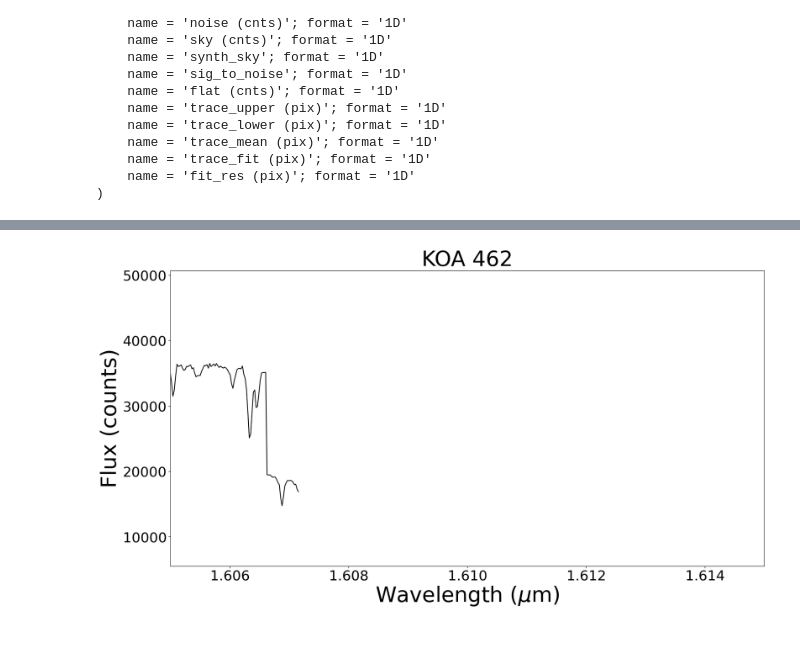
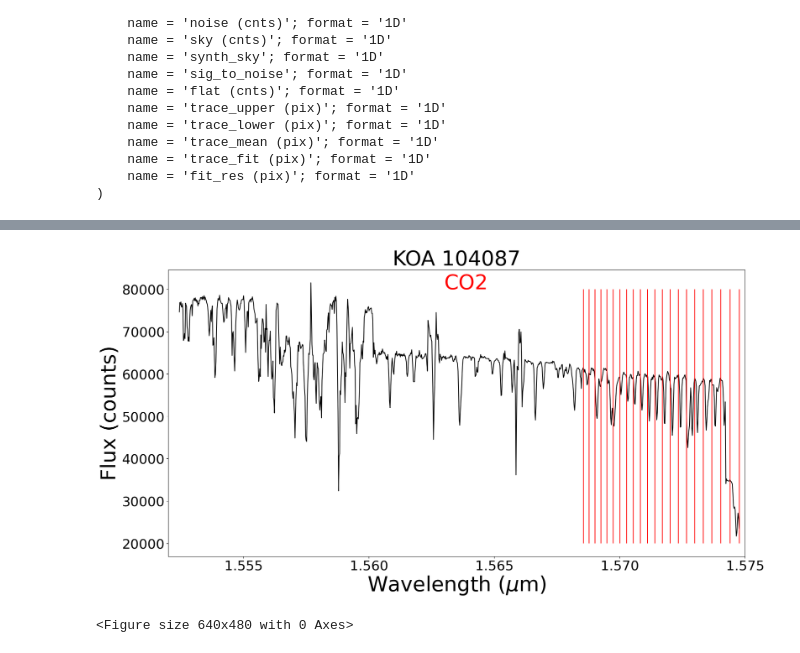
Before and after one commit to NireAstro/KOA_Climate, a Jupyter notebook: individual_co2_plot.ipynb, the cells around one changed output, grey strips where cells are left out. Saved outputs shown, nothing was run; the diff lists cells and outputs as text; code cells hidden in the pictures.

```diff
--- a/individual_co2_plot.ipynb
+++ b/individual_co2_plot.ipynb
@@ -45,17 +112,37 @@ print(np.min(a), np.max(a))
+# %%
+# KOA_104087
+fits_file_b = fits.open('/Users/erin/Documents/Projects/KOA_Climate/data/KOA_104087/NIRSPEC/extracted/fitstbl/flux/NS.20000325.42919_49_flux_tbl.fits.gz')
+
+data_class_b = fits_file_b[1] # Get the [1]th element of fits_file
+data_b = data_class_b.data # Get the data from data_class
+
+b = data_b['wave (A)'] # Get the wavelength column
+r = data_b['flux (cnts)'] # Get the flux column
+b = b / 10000 # Convert the wavelength from Angstroms to microns
+# %%
+co2 = pd.read_csv('data/C02_1.4_1.7.txt',sep=',') # Reading in the file
+co2['b'] = 1/co2['nu']
+co2['b'] = co2['b'] * 10**4# centimenters to microns
+co2 = co2[co2['sw'] > co2['sw'].quantile(0.99)] # strongest signals only
 # %%
 fs = 40 # Fontsize
 ts = 26 # Tick size
 plt.figure(figsize = (20,10)) # Figure size
-plt.plot(a, q, color = 'k', label = 'data') # plotting wavelength vs. flux and coloring the data
+plt.plot(b, r, color = 'k', label = 'data') # plotting wavelength vs. flux and coloring the data
 
-plt.xlim([1.605, 1.615]) # Limits of the x-axis
+plt.xlim([1.552, 1.575]) # Limits of the x-axis
 plt.xticks(fontsize = ts) # Tick size on the x-axis
 plt.yticks(fontsize = ts) # Tick size on the y-axis
 
+plt.vlines(co2['b'], ymin = 20000, ymax = 80000, color = 'r', label = 'CO2')
+plt.text(1.563, 80000,'CO2', fontsize=fs, color='r')
+
 plt.xlabel('Wavelength ($\mu$m)', fontsize = fs) # Labelling the x-axis and applying fontsize
 plt.ylabel('Flux (counts)', fontsize = fs) # Labelling the y-axis and applying fontsize
-plt.title('KOA 462', fontsize = fs) # Giving the plot a title and applying fontsize
+plt.title('KOA 104087', fontsize = fs) # Giving the plot a title and applying fontsize
 
 plt.show() # Show the plot
+plt.savefig('figs/KOA_104087_CO2.pdf') # Saving the plot
 # %% [output]
-[figure, old version]
+[figure, new version]
+<Figure size 640x480 with 0 Axes>
```
Also changed, not shown: parts of 38 cells of this notebook, 8 other files.
